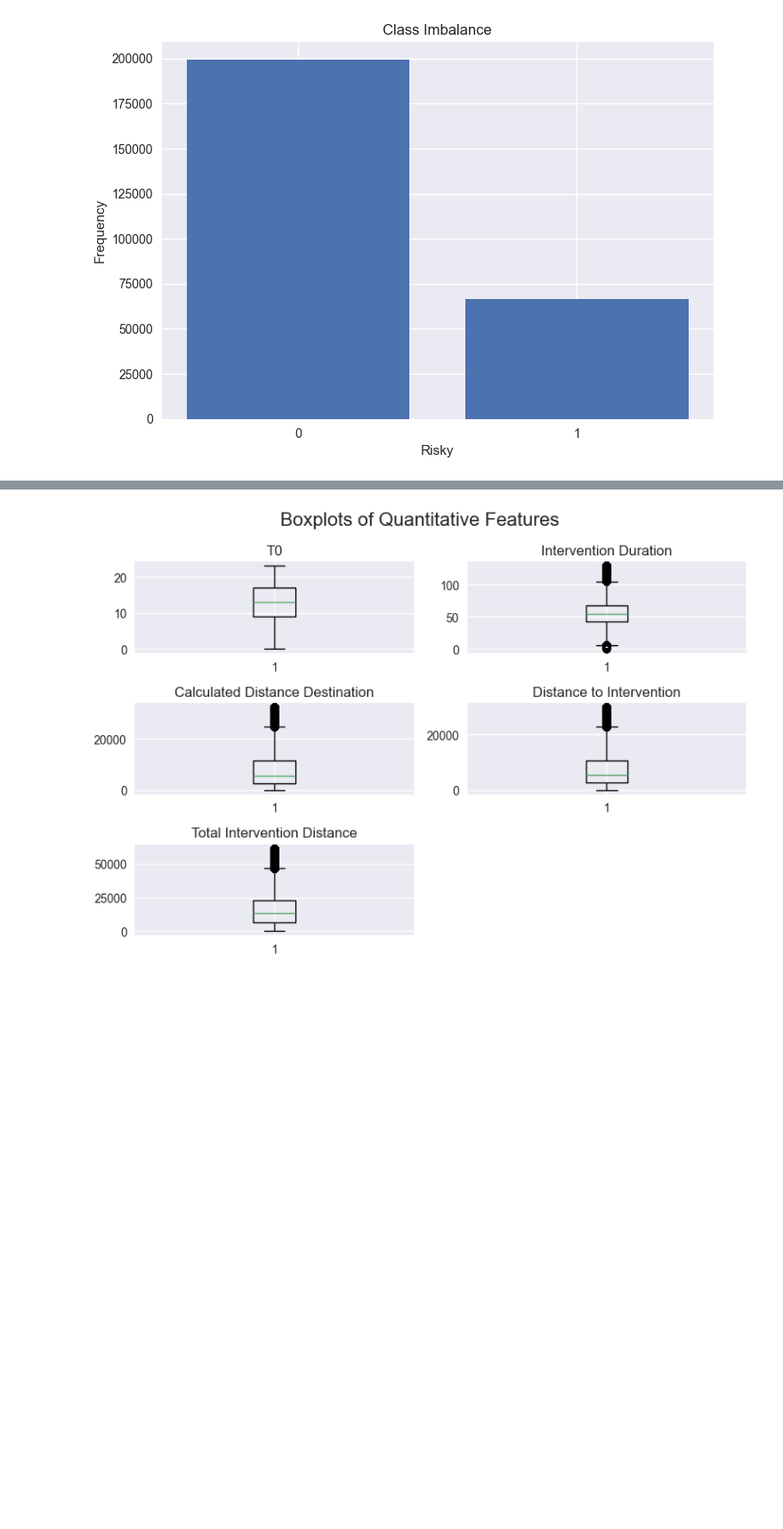
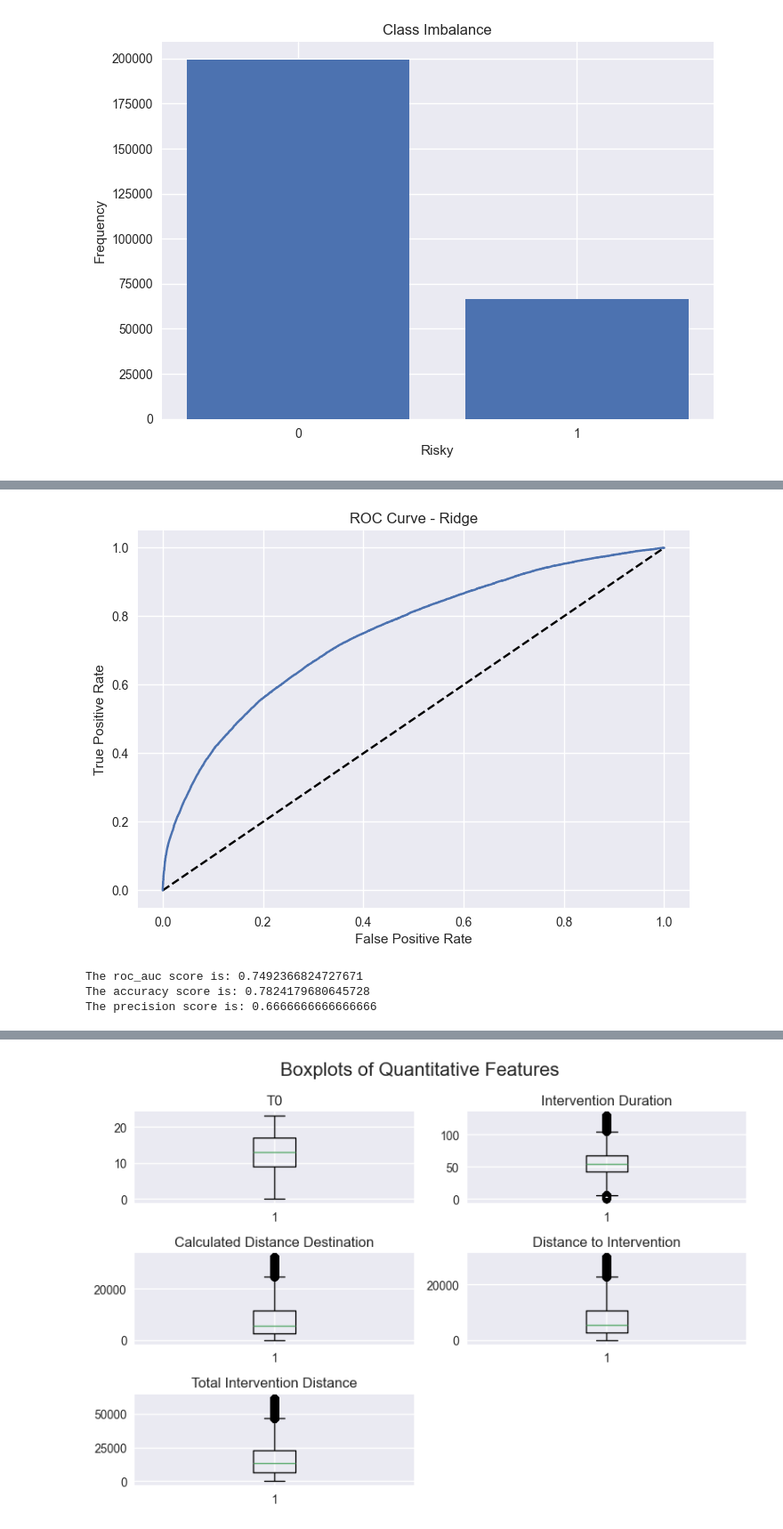
Before and after one commit to Yiannis7918/MDA-Project, a Jupyter notebook: Modelling/Modelling.ipynb, the cells around one changed output, grey strips where cells are left out. Shown at 89% size. Drawn from its saved outputs; the diff is of its cells as text; code cells hidden in the pictures; blank space fills up the shorter version.

```diff
--- a/Modelling/Modelling.ipynb
+++ b/Modelling/Modelling.ipynb
@@ -1460,0 +905,7 @@ interventions.shape
+# %%
+logistic_regression.roc_ridge()
+# %% [output]
+[figure, added]
+The roc_auc score is: 0.7492366824727671
+The accuracy score is: 0.7824179680645728
+The precision score is: 0.6666666666666666
```
Also changed, not shown: parts of 109 cells of this notebook.
